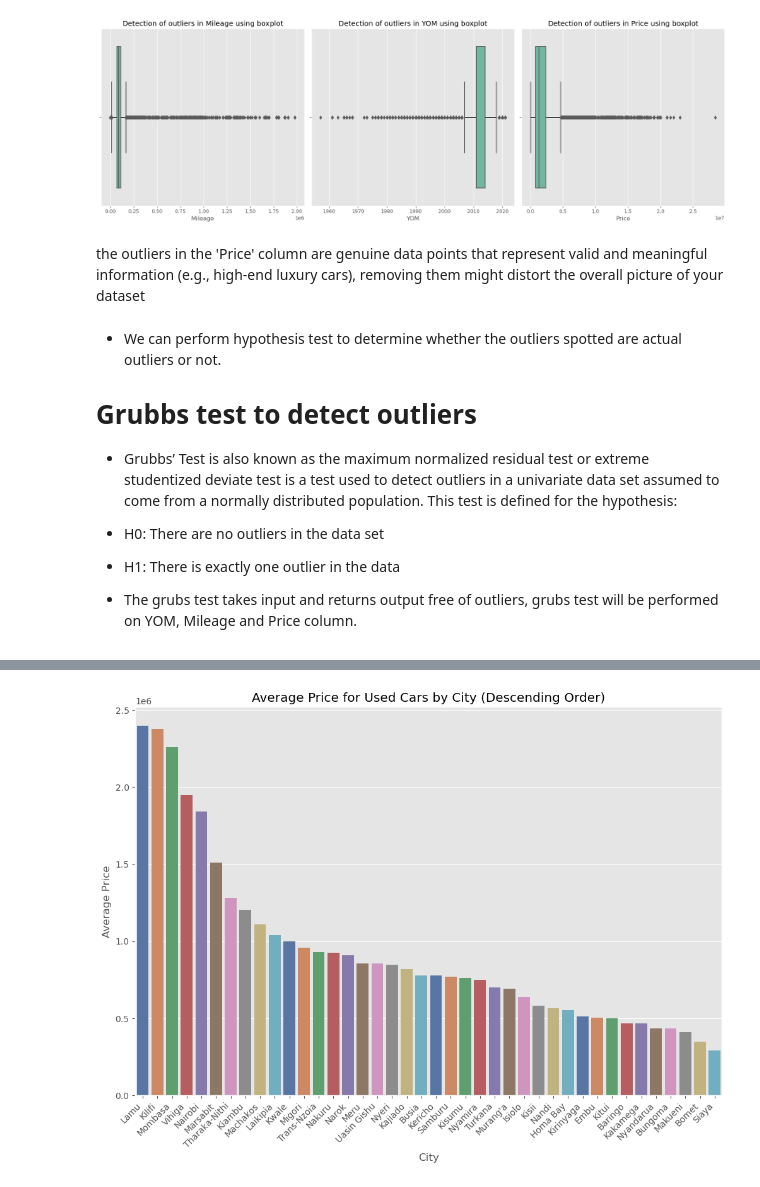
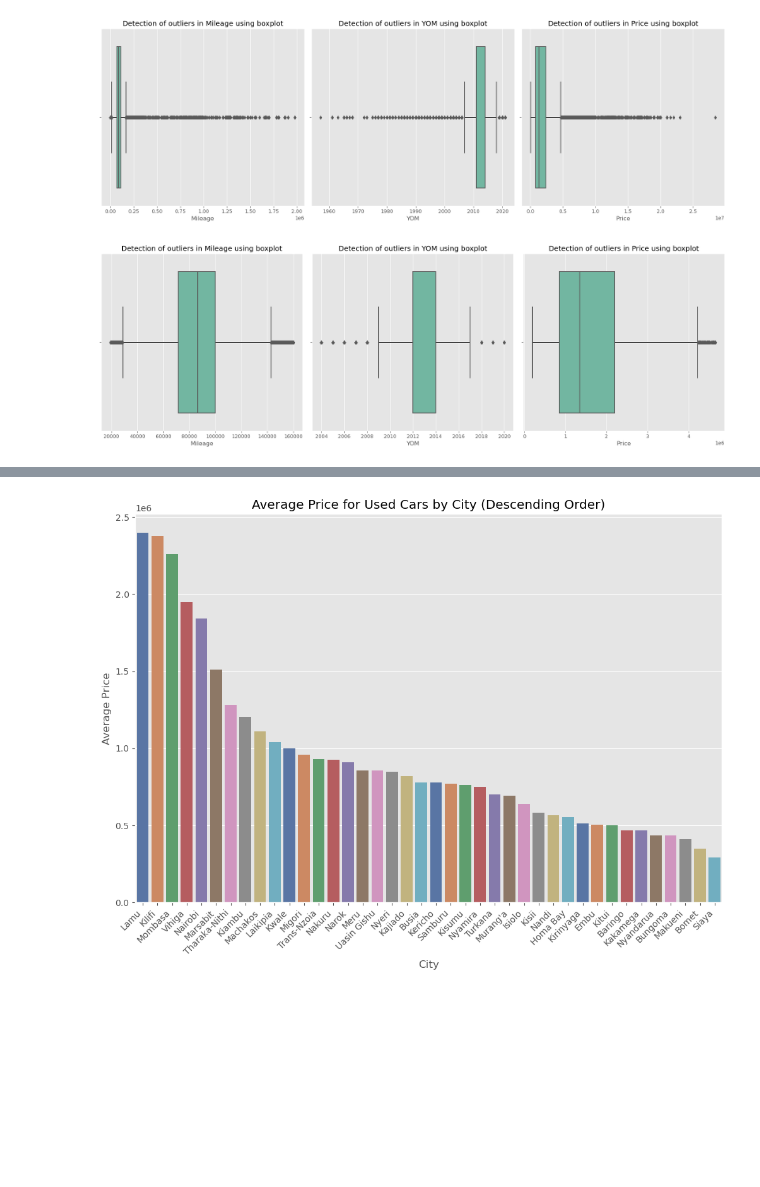
Before and after one commit to Cynthiachelangat/groupcarproject, a Jupyter notebook: model.ipynb, the cells around one changed output, grey strips where cells are left out. Cells and saved outputs as stored; diff of their text form; code cells hidden in the pictures; blank space fills up the shorter version.

```diff
--- a/model.ipynb
+++ b/model.ipynb
@@ -301,18 +329,50 @@ plt.tight_layout()
 plt.show()
 # %% [output]
 [figure]
-# %% [markdown]
-the outliers in the 'Price' column are genuine data points that represent valid and meaningful information (e.g., high-end luxury cars), removing them might distort the overall picture of your dataset
+# %%
+# Function to remove outliers based on IQR
+def remove_outliers_iqr(data, column):
+    Q1 = data[column].quantile(0.25)
+    Q3 = data[column].quantile(0.75)
+    IQR = Q3 - Q1
+
+    lower_bound = Q1 - 1.5 * IQR
+    upper_bound = Q3 + 1.5 * IQR
+
+    data_no_outliers = data[(data[column] >= lower_bound) & (data[column] <= upper_bound)]
+    return data_no_outliers
+
+# Remove outliers in 'Price'
+cars = remove_outliers_iqr(cars, 'Price')
+
+# Remove outliers in 'YOM'
+cars = remove_outliers_iqr(cars, 'YOM')
+
+# Remove outliers in 'Mileage'
+cars = remove_outliers_iqr(cars, 'Mileage')
+# %%
+# Define numerical columns
+num_col = ["Mileage", "YOM", "Price"]
+
+# Set the color palette to 'Set2'
+sns.set_palette('deep')
+
+# Create subplots with one row and multiple columns
+fig, axes = plt.subplots(nrows=1, ncols=len(num_col), figsize=(18, 6))
+
+# Iterate through numerical columns
+for i, col in enumerate(num_col):
+    sns.boxplot(x=cars[col], ax=axes[i], palette='Set2')
+    axes[i].set_title("Detection of outliers in {} using boxplot".format(col))
+    axes[i].set_xlabel(col)
+
+# Adjust layout
+plt.tight_layout()
+plt.savefig("visuals/outliers2.png")
+# Show the plots
+plt.show()
+# %% [output]
+[figure, added]
 # %%
 # q= cars['Price'].quantile(q=0.99)
 # q
-# %% [markdown]
-- We can perform hypothesis test to determine whether the outliers spotted are actual outliers or not.
-
-# Grubbs test to detect outliers
-- Grubbs’ Test is also known as the maximum normalized residual test or extreme studentized deviate test is a test used to detect outliers in a univariate data set assumed to come from a normally distributed population. This test is defined for the hypothesis:
-
-- H0: There are no outliers in the data set
-- H1: There is exactly one outlier in the data
-
-- The grubs test takes input and returns output free of outliers, grubs test will be performed on YOM, Mileage and Price column.
```
Also changed, not shown: parts of 39 cells of this notebook, 15 other files.
